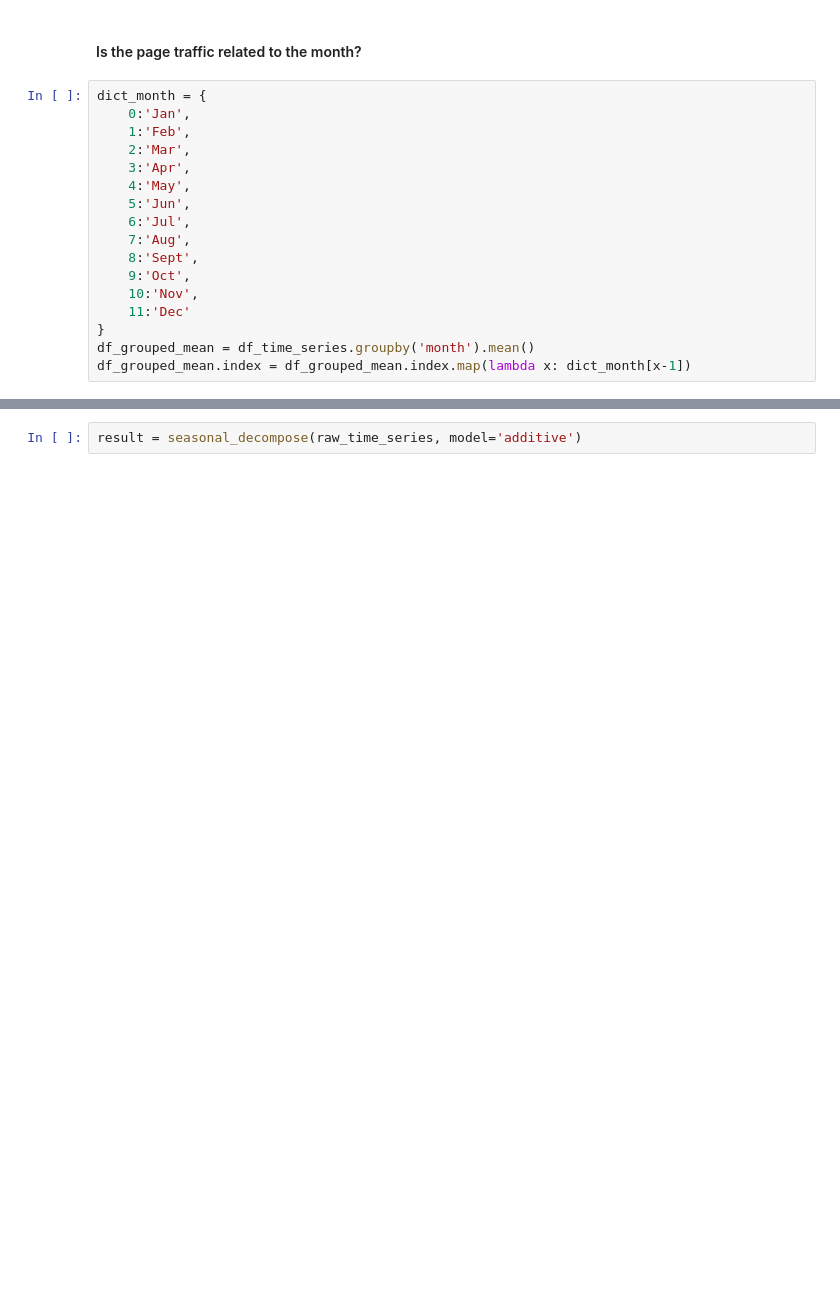
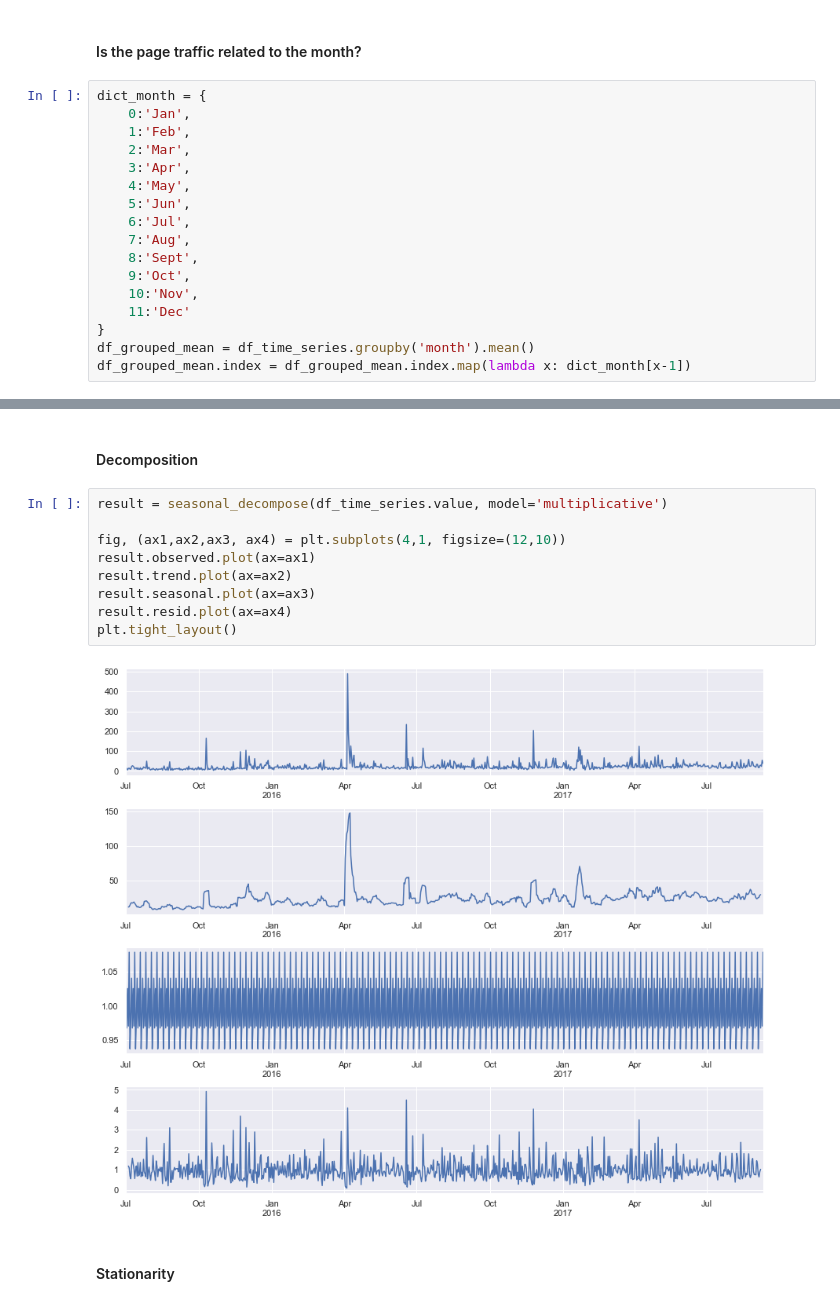
Before and after one commit to lucasmfaria/wikipedia-web-traffic, a Jupyter notebook: notebooks/EDA.ipynb, the cells around one changed output, grey strips where cells are left out. Drawn from its saved outputs; the diff is of its cells as text; blank space fills up the shorter version.

Commit message:
Added stationarity analysis and decomposition

```diff
--- a/notebooks/EDA.ipynb
+++ b/notebooks/EDA.ipynb
@@ -191,5 +213,18 @@ df_time_series.month.value_counts().sort_index()
 11    60
 12    62
 Name: month, dtype: int64
-# %%
-result = seasonal_decompose(raw_time_series, model='additive')
+# %% [markdown]
+#### Decomposition
+# %%
+result = seasonal_decompose(df_time_series.value, model='multiplicative')
+
+fig, (ax1,ax2,ax3, ax4) = plt.subplots(4,1, figsize=(12,10))
+result.observed.plot(ax=ax1)
+result.trend.plot(ax=ax2)
+result.seasonal.plot(ax=ax3)
+result.resid.plot(ax=ax4)
+plt.tight_layout()
+# %% [output]
+[figure, added]
+# %% [markdown]
+#### Stationarity
```
Also changed, not shown: parts of 30 cells of this notebook, 1 other file.
